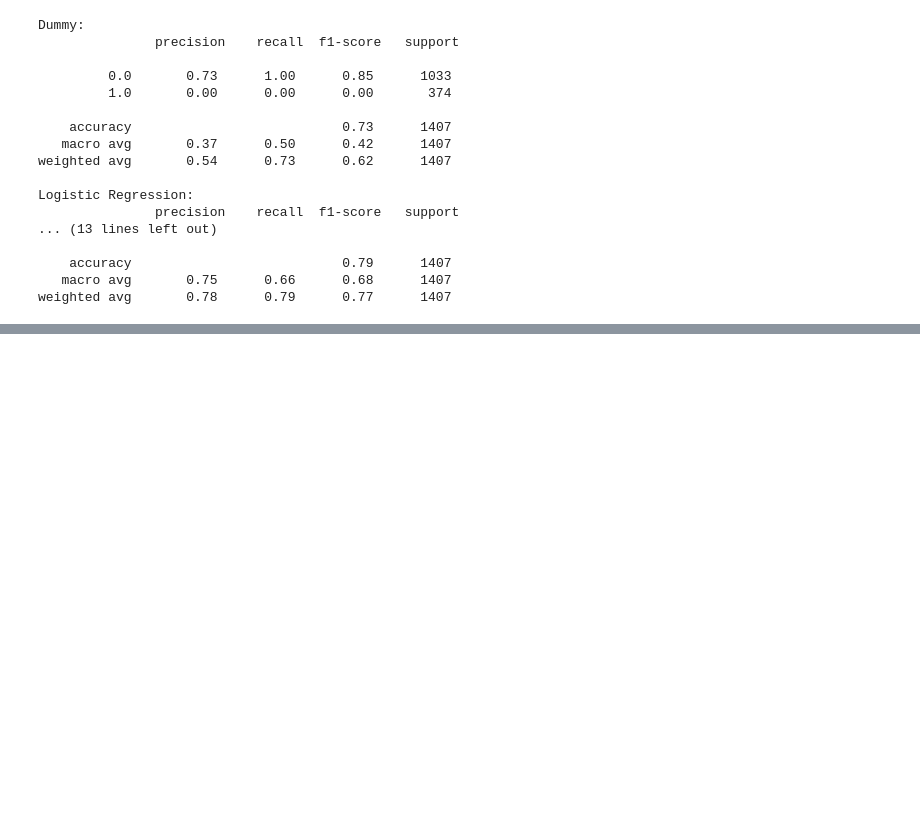
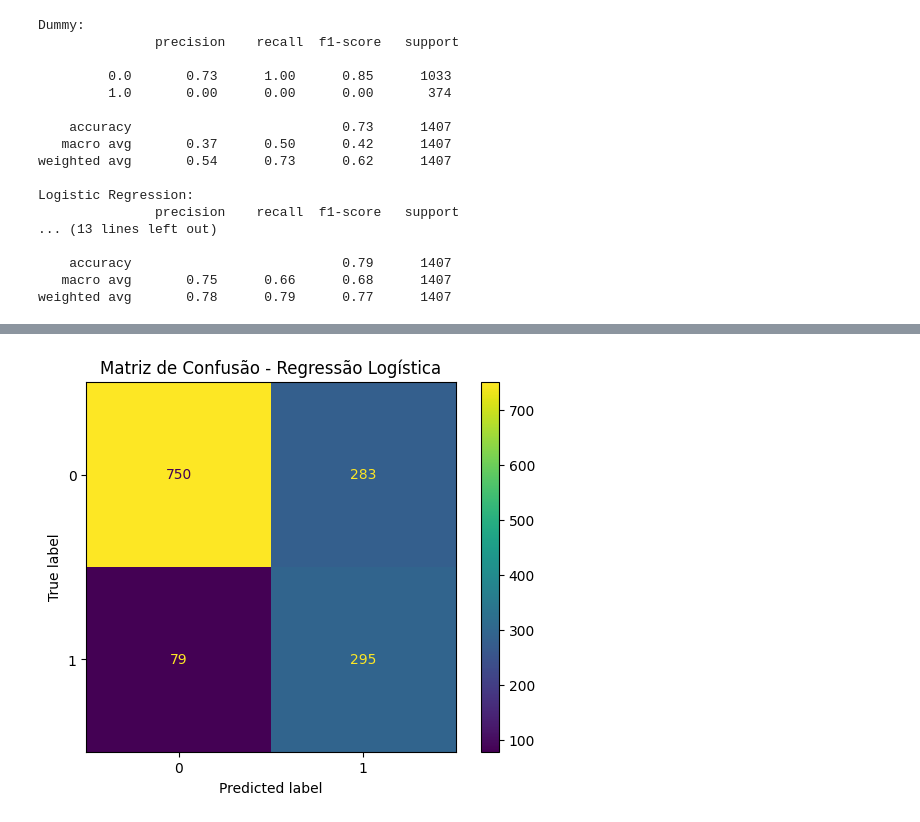
Before and after one commit to RaySilvaP/TelecomX-2, a Jupyter notebook: TelecomX2.ipynb, the cells around one changed output, grey strips where cells are left out. Cells and saved outputs as stored; diff of their text form; code cells hidden in the pictures; blank space fills up the shorter version.

```diff
--- a/TelecomX2.ipynb
+++ b/TelecomX2.ipynb
@@ -143,11 +143,11 @@ X_train_norm[num_cols] = scaler.fit_transform(X_train[num_cols])
 X_test_norm = X_test.copy()
 X_test_norm[num_cols] = scaler.transform(X_test[num_cols])
 
-log_model = LogisticRegression(
+log_reg = LogisticRegression(
     max_iter=1000,
     class_weight="balanced",
 )
 
-log_model.fit(X_train_norm, y_train)
+log_reg.fit(X_train_norm, y_train)
 
-y_log_pred = log_model.predict(X_test_norm)
+y_log_reg_pred = log_reg.predict(X_test_norm)
@@ -175,0 +202,11 @@ weighted avg       0.78      0.79      0.77      1407
+# %%
+from sklearn.metrics import confusion_matrix, ConfusionMatrixDisplay
+
+cm_log = confusion_matrix(y_test, y_log_reg_pred)
+
+disp = ConfusionMatrixDisplay(confusion_matrix=cm_log)
+disp.plot()
+plt.title("Matriz de Confusão - Regressão Logística")
+plt.show()
+# %% [output]
+[figure, added]
```
Also changed, not shown: parts of 15 cells of this notebook.
